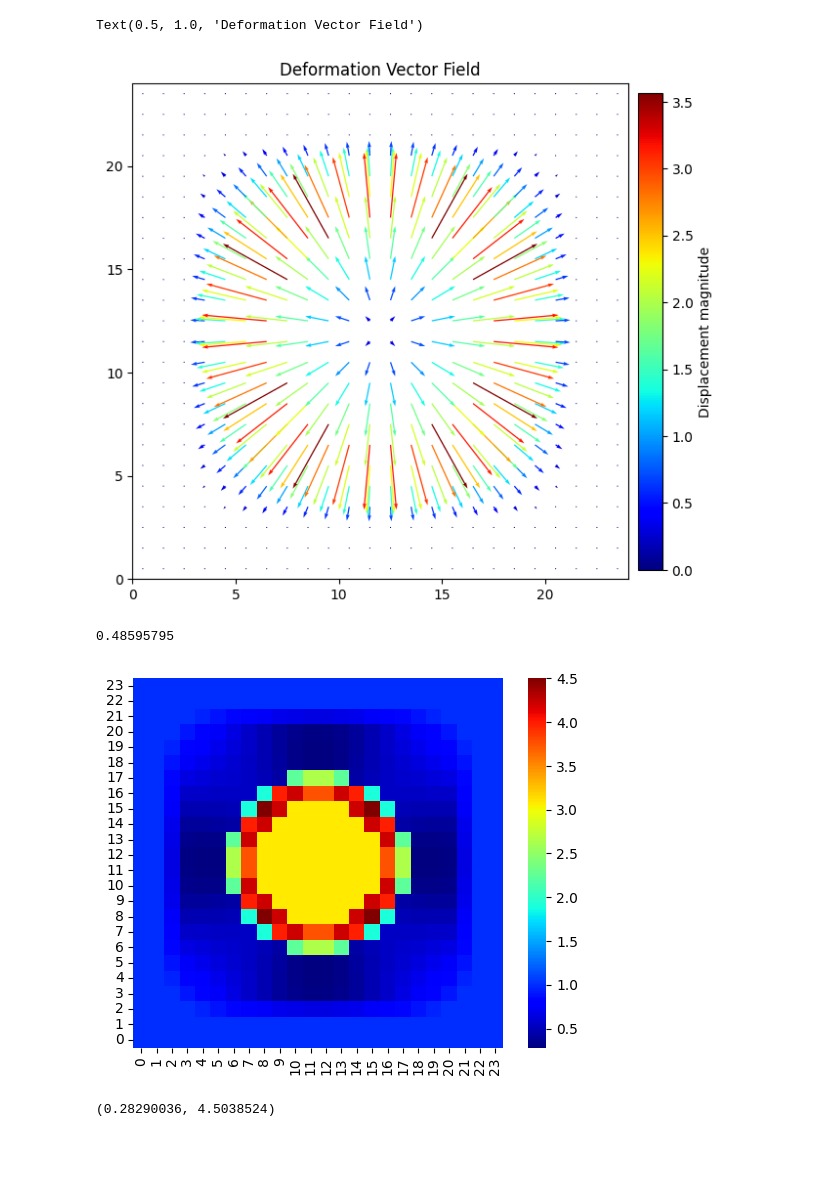
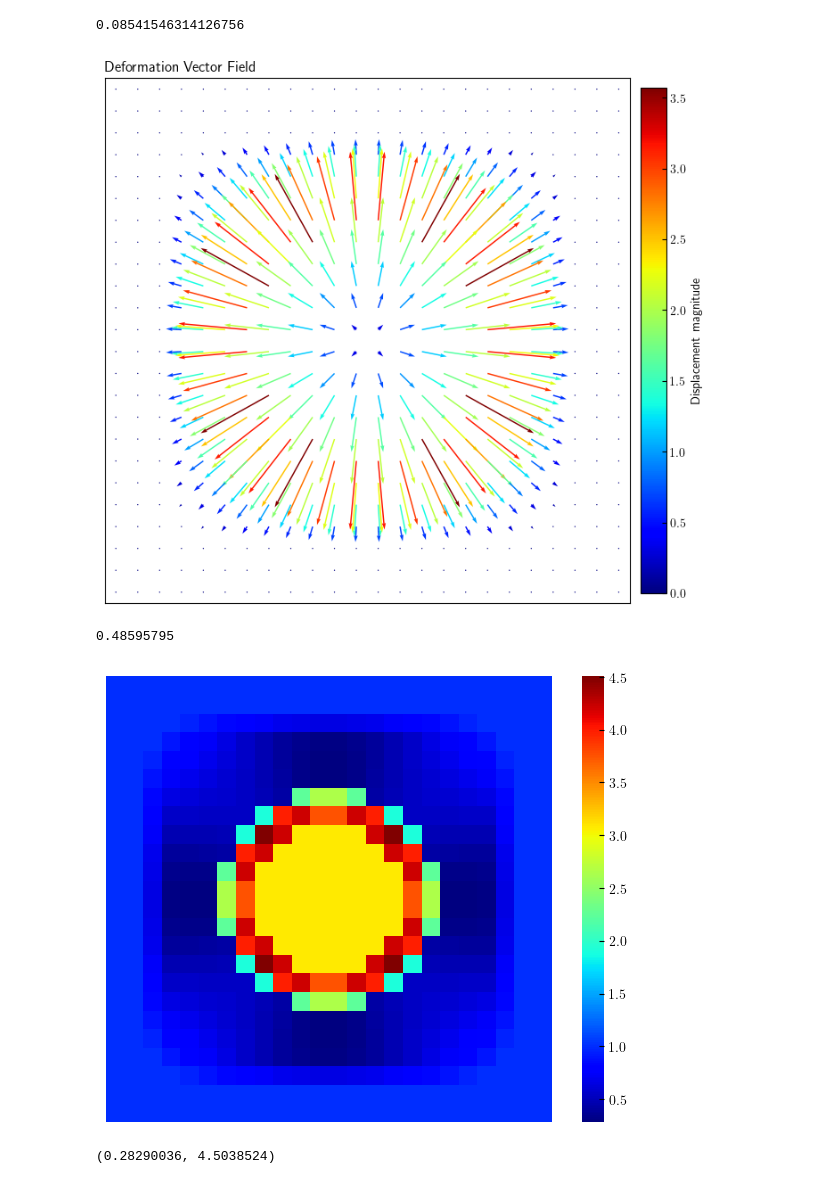
Before and after one commit to joasiee/elastix, a Jupyter notebook: experiments/notebooks/voxels.ipynb, the cells around one changed output. Saved outputs shown, nothing was run; the diff lists cells and outputs as text; code cells hidden in the pictures; blank space fills up the shorter version.

```diff
--- a/experiments/notebooks/voxels.ipynb
+++ b/experiments/notebooks/voxels.ipynb
@@ -86,18 +99,25 @@ fixed, moving, dvf = generate_synthetic_01()
+# %%
+bending_energy(dvf)
+# %% [output]
+0.08541546314126756
 # %%
 plot_dvf(dvf, scale=1)
 plt.title("Deformation Vector Field")
+plt.tight_layout()
+plt.savefig("syn_1_dvf.pdf")
 # np.save('01.npy', dvf)
 # %% [output]
-Text(0.5, 1.0, 'Deformation Vector Field')
-[figure, old version]
+[figure, new version]
 # %%
 dvf_rmse(dvf, np.zeros_like(dvf))
 # %% [output]
 0.48595795
 # %%
 jac_det = jacobian_determinant(dvf)
+plt.tight_layout()
+plt.savefig("syn_1_jacdet.pdf")
 # %% [output]
-[figure, old version]
+[figure, new version]
 # %%
 np.min(jac_det), np.max(jac_det)
 # %% [output]
```
Also changed, not shown: parts of 4 cells of this notebook, 4 other files.
